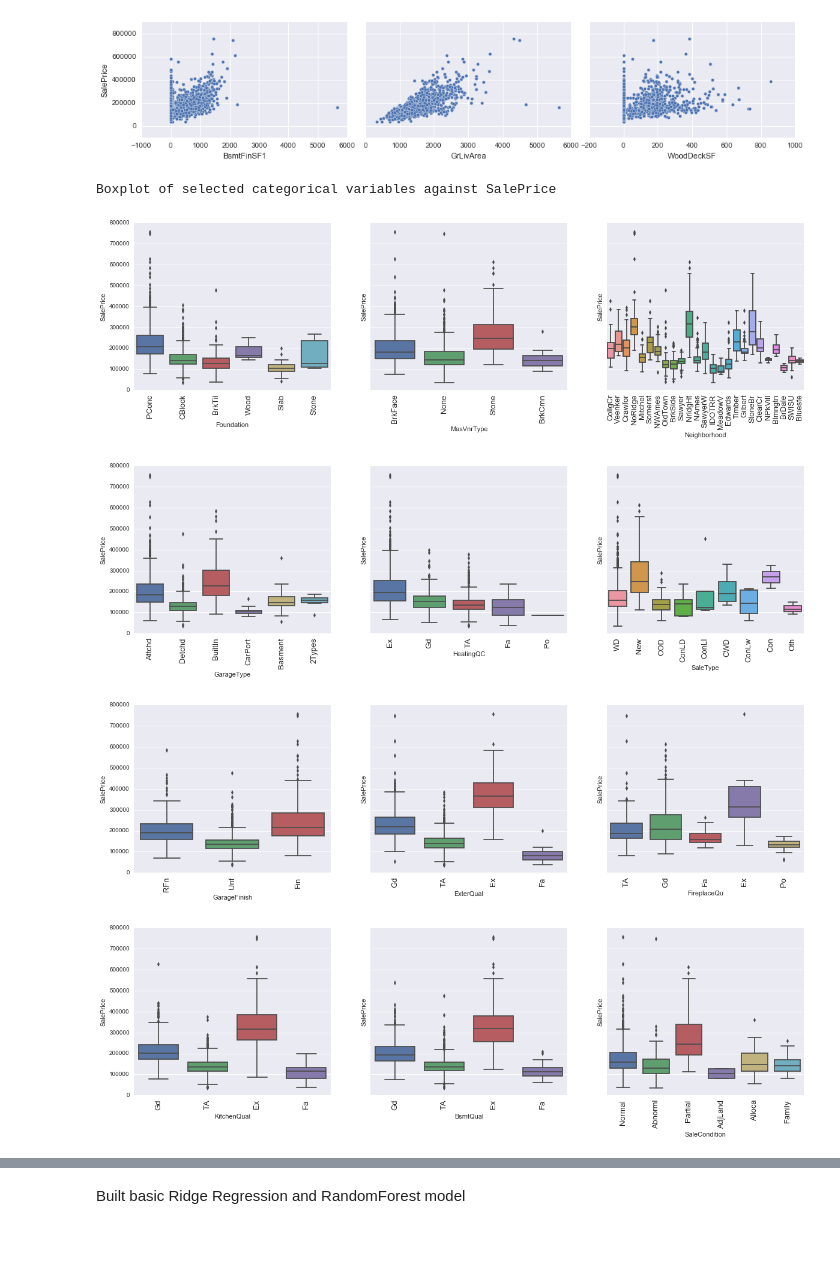
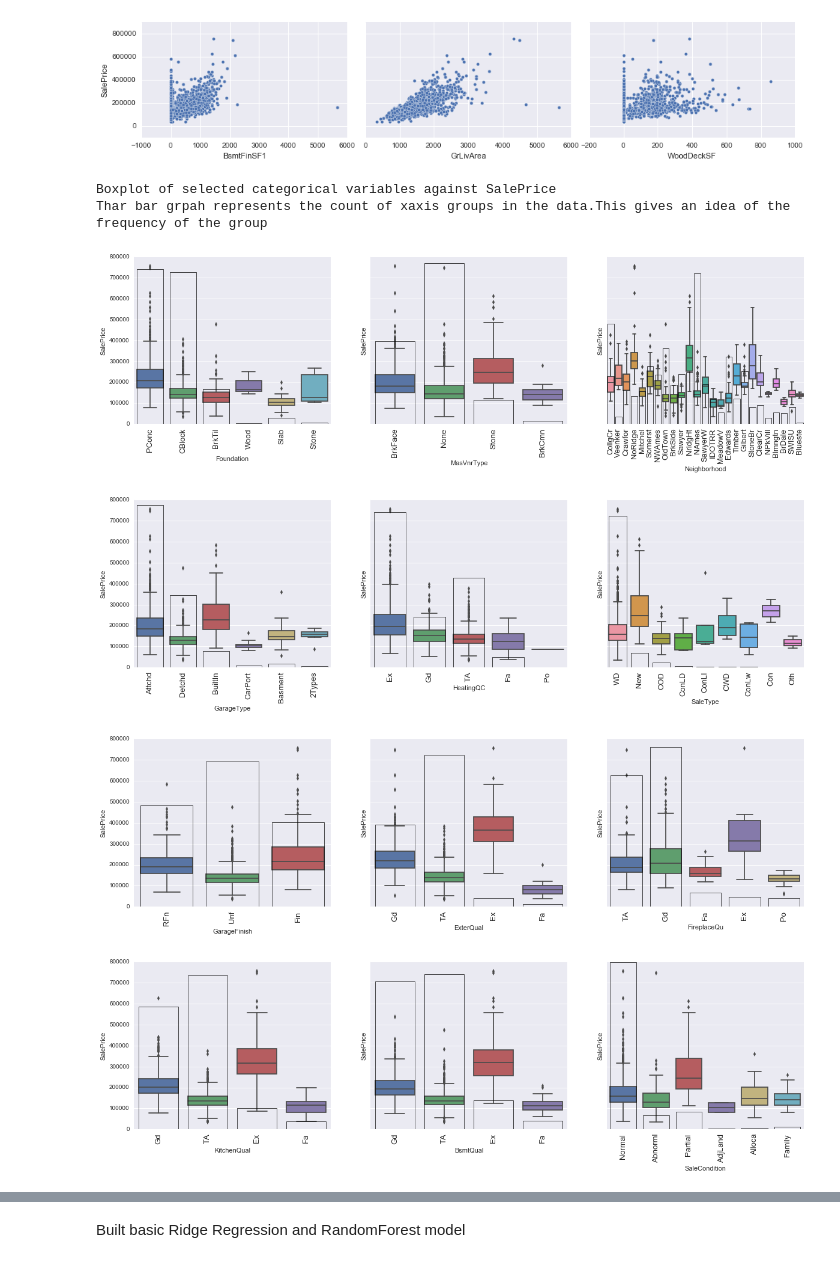
Before and after one commit to anamala/Kaggle, a Jupyter notebook: HousePrices.ipynb, the cells around one changed output, grey strips where cells are left out. Saved outputs shown, nothing was run; the diff lists cells and outputs as text; code cells hidden in the pictures.

```diff
--- a/HousePrices.ipynb
+++ b/HousePrices.ipynb
@@ -60,3 +318,7 @@ len(int_cols + str_cols), train_df.shape
+# %%
+# set the id as index
+train_df.set_index('Id',drop=False,inplace=True)
+test_df.set_index('Id',drop=False,inplace=True)
 # %%
 # check for null values in the data
 train_null = train_df.isnull().sum()
@@ -223,38 +427,13 @@ Scatter plot of the selected vairables against Sales Price
 [figure]
 [figure]
 [figure]
-# %%
-def plot_cat_graphs(data_df, xcols_lst,y_col,plots_per_row=4,plot_type='pointplot'):
-    """
-    Function which plots pointplots/boxplot/stripplot for various xcols against a fixed y variable
-    """
-    ncols = plots_per_row
-    for xstart in range(0,int(np.ceil(len(xcols_lst)/float(ncols)))):
-        # set the start and end for each iteration
-        xstart = xstart * ncols
-        end = xstart + ncols
-        end = end if end <= len(xcols_lst) else len(xcols_lst)
-        # get the list of req cols
-        col_lst = xcols_lst[xstart:end]
-        # set the number of plots in each row
-        temp_ncols = len(col_lst)
-        # create the subplots
-        f,axes = plt.subplots(1,temp_ncols,figsize=(20,5),sharey=True)
-        for i,xcol in enumerate(col_lst):
-            temp_ax = axes[i] if temp_ncols > 1 else axes
-            if plot_type == 'pointplot':
-                sns.pointplot(xcol,y_col,data=data_df,ax= temp_ax)
-            elif plot_type =='boxplot':
-                sns.boxplot(xcol,y_col,data=data_df,ax= temp_ax)
-            elif plot_type =='stripplot':
-                sns.stripplot(xcol,y_col,data=data_df,ax= temp_ax)
-            plt.setp(temp_ax.get_xticklabels(),rotation='vertical',size=13)
 # %%
 print "Boxplot of selected categorical variables against SalePrice"
-plot_cat_graphs(train_df,selected_cat_cols,'SalePrice',plots_per_row=3,plot_type='boxplot')
+plot_cat_graphs(train_df,selected_cat_cols,'SalePrice',plots_per_row=3,plot_type='boxplot',plot_count=True)
 # %% [output]
 Boxplot of selected categorical variables against SalePrice
+Thar bar grpah represents the count of xaxis groups in the data.This gives an idea of the frequency of the group
-[figure, old version]
+[figure, new version]
-[figure, old version]
+[figure, new version]
-[figure, old version]
+[figure, new version]
-[figure, old version]
+[figure, new version]
```
Also changed, not shown: parts of 122 cells of this notebook.
